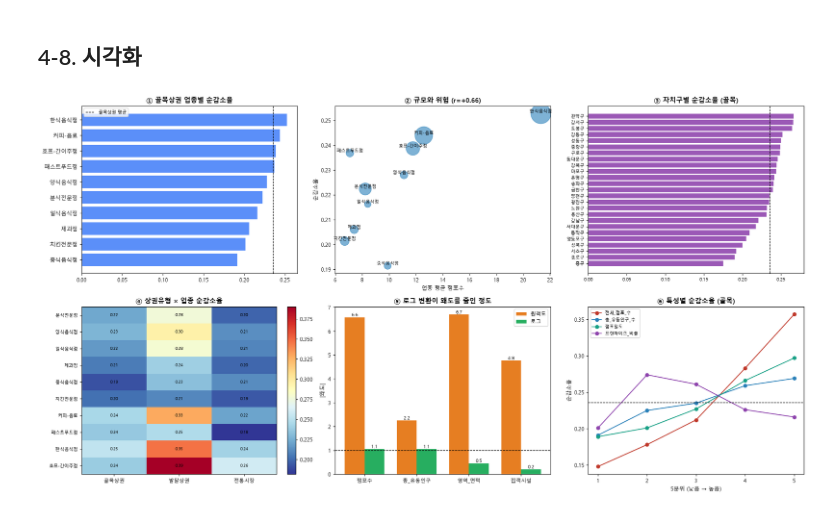
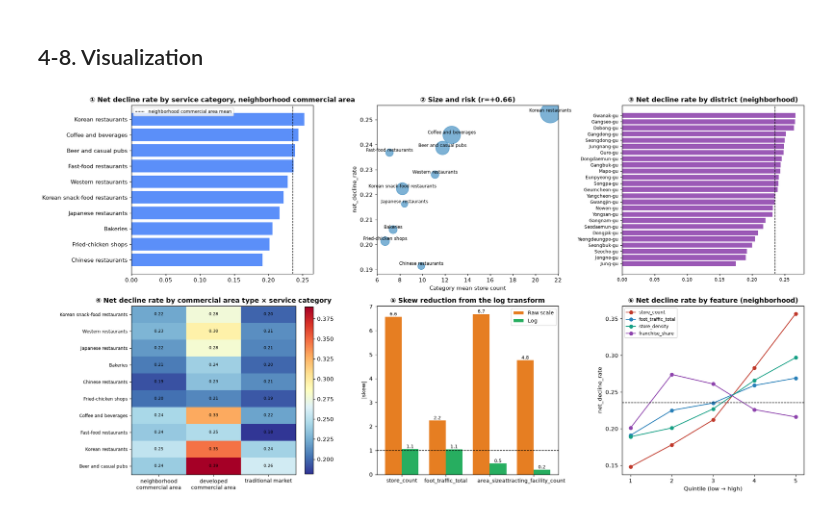
Before and after one commit to jiwoon-oh/seoul-closure-risk, a Jupyter notebook: src/step4_eda_basic.ipynb, the cells around one changed output. Cells and saved outputs as stored; diff of their text form; code cells hidden in the pictures.

```diff
--- a/src/step4_eda_basic.ipynb
+++ b/src/step4_eda_basic.ipynb
@@ -148,8 +148,8 @@ print(f"업종 프랜차이즈비율 ↔ 순감소율  r = {r2:+.3f}")
 # %%
-gu = (gm.groupby("자치구")
-      .agg(칸수=("y", "size"), 상권수=("상권_코드", "nunique"), 순감소율=("y", "mean"))
-      .sort_values("순감소율", ascending=False))
+gu = (gm.groupby("district")
+      .agg(n_cells=("y", "size"), n_areas=("area_code", "nunique"), net_decline_rate=("y", "mean"))
+      .sort_values("net_decline_rate", ascending=False))
 display(gu.round(3))
-print(f"자치구 간 순감소율 범위 {gu['순감소율'].min():.1%} ~ {gu['순감소율'].max():.1%} "
-      f"(격차 {gu['순감소율'].max()-gu['순감소율'].min():.1%}p)")
+print(f"Net decline rate range across districts {gu['net_decline_rate'].min():.1%} ~ {gu['net_decline_rate'].max():.1%} "
+      f"(gap {(gu['net_decline_rate'].max()-gu['net_decline_rate'].min())*100:.1f} pp)")
 # %% [output]
@@ -377,8 +377,8 @@ Bonferroni 기준 alpha = 0.0050 · 유의 8/10개
 # %%
-raw_cols = ["전체_점포_수", "총_유동인구_수", "영역_면적", "집객시설_수"]
-print("[원척도] 왜도(skew)")
+raw_cols = ["store_count", "foot_traffic_total", "area_size", "attracting_facility_count"]
+print("[Raw scale] skew")
 display(d[raw_cols].agg(["min", "max", "mean", "median", "skew"]).round(2))
-print("[로그] 왜도")
+print("[Log] skew")
 display(d[COVARIATES].agg(["min", "max", "mean", "skew"]).round(3))
-print("※ 왜도가 0에 가까울수록 대칭. 로그 변환 후 크게 줄어야 정상입니다.")
+print("Note: the closer skew is to 0, the more symmetric. It should drop sharply after the log transform.")
 # %% [output]
@@ -479,70 +479,69 @@ print("※ 동점이 많은 변수는 순위 기준 5등분이라 구간 경계
 # %% [markdown]
-## 4-8. 시각화
+## 4-8. Visualization
 # %%
 fig, ax = plt.subplots(2, 3, figsize=(19, 10))
 
-# ① 업종별 순감소율 (골목)
-s = prof["순감소율"].sort_values()
+# ① Net decline rate by service category (neighborhood)
+s = prof["net_decline_rate"].sort_values()
 ax[0,0].barh(s.index, s.values, color="#5b8ff9")
-ax[0,0].axvline(gm["y"].mean(), ls="--", c="k", lw=1, label=f"{TARGET_TYPE} 평균")
-ax[0,0].set_title(f"① {TARGET_TYPE} 업종별 순감소율", weight="bold")
+ax[0,0].axvline(gm["y"].mean(), ls="--", c="k", lw=1, label=f"{TARGET_TYPE} mean")
+ax[0,0].set_title(f"① Net decline rate by service category, {TARGET_TYPE}", weight="bold")
 ax[0,0].legend(fontsize=8)
 
-# ② 규모 vs 위험
-ax[0,1].scatter(prof["평균점포"], prof["순감소율"], s=prof["칸수"]/8, alpha=.6, c="#2980b9")
+# ② Size vs risk
+ax[0,1].scatter(prof["mean_stores"], prof["net_decline_rate"], s=prof["n_cells"]/8, alpha=.6, c="#2980b9")
 for i, row in prof.iterrows():
-    ax[0,1].annotate(i, (row["평균점포"], row["순감소율"]), fontsize=8, ha="center", va="bottom")
-ax[0,1].set_xlabel("업종 평균 점포수"); ax[0,1].set_ylabel("순감소율")
-ax[0,1].set_title(f"② 규모와 위험 (r={r:+.2f})", weight="bold")
+    ax[0,1].annotate(i, (row["mean_stores"], row["net_decline_rate"]), fontsize=8, ha="center", va="bottom")
+ax[0,1].set_xlabel("Category mean store count"); ax[0,1].set_ylabel("net_decline_rate")
+ax[0,1].set_title(f"② Size and risk (r={r:+.2f})", weight="bold")
 
-# ③ 자치구별
-s = gu["순감소율"].sort_values()
+# ③ By district
+s = gu["net_decline_rate"].sort_values()
 ax[0,2].barh(s.index, s.values, color="#9b59b6")
 ax[0,2].axvline(gm["y"].mean(), ls="--", c="k", lw=1)
 ax[0,2].tick_params(labelsize=8)
-ax[0,2].set_title("③ 자치구별 순감소율 (골목)", weight="bold")
+ax[0,2].set_title("③ Net decline rate by district (neighborhood)", weight="bold")
 
-# ④ 상권유형 × 업종 히트맵
-hm = piv[["골목상권", "발달상권", "전통시장"]]
+# ④ Commercial area type × service category heatmap
+hm = piv[["neighborhood commercial area", "developed commercial area", "traditional market"]]
 im = ax[1,0].imshow(hm.values, cmap="RdYlBu_r", aspect="auto")
-ax[1,0].set_xticks(range(hm.shape[1])); ax[1,0].set_xticklabels(hm.columns, fontsize=9)
+ax[1,0].set_xticks(range(hm.shape[1])); ax[1,0].set_xticklabels([str(c).replace(" commercial area", "\ncommercial area") for c in hm.columns], fontsize=9)
 ax[1,0].set_yticks(range(hm.shape[0])); ax[1,0].set_yticklabels(hm.index, fontsize=8)
 for i in range(hm.shape[0]):
     for j in range(hm.shape[1]):
         ax[1,0].text(j, i, f"{hm.values[i,j]:.2f}", ha="center", va="center", fontsize=7)
-ax[1,0].set_title("④ 상권유형 × 업종 순감소율", weight="bold")
+ax[1,0].set_title("④ Net decline rate by commercial area type × service category", weight="bold")
 fig.colorbar(im, ax=ax[1,0], fraction=.046)
 
-# ⑤ 로그 변환이 왜도를 얼마나 줄였나
+# ⑤ How much the log transform reduced skew
 pairs = list(zip(raw_cols, COVARIATES))
 sk_raw = [abs(d[a].skew()) for a, _ in pairs]
 sk_log = [abs(d[b].skew()) for _, b in pairs]
 xp = np.arange(len(pairs)); w = 0.38
-ax[1,1].bar(xp - w/2, sk_raw, w, label="원척도", color="#e67e22")
-ax[1,1].bar(xp + w/2, sk_log, w, label="로그", color="#27ae60")
+ax[1,1].bar(xp - w/2, sk_raw, w, label="Raw scale", color="#e67e22")
+ax[1,1].bar(xp + w/2, sk_log, w, label="Log", color="#27ae60")
 for k, (a, b) in enumerate(zip(sk_raw, sk_log)):
     ax[1,1].text(xp[k]-w/2, a, f"{a:.1f}", ha="center", va="bottom", fontsize=8)
     ax[1,1].text(xp[k]+w/2, b, f"{b:.1f}", ha="center", va="bottom", fontsize=8)
 ax[1,1].axhline(1, ls="--", c="k", lw=1)
 ax[1,1].set_xticks(xp)
-ax[1,1].set_xticklabels([a.replace("_수", "").replace("전체_점포", "점포수")
-                         for a, _ in pairs], fontsize=9)
-ax[1,1].set_ylabel("|왜도|")
-ax[1,1].set_title("⑤ 로그 변환이 왜도를 줄인 정도", weight="bold")
+ax[1,1].set_xticklabels([a for a, _ in pairs], fontsize=9)
+ax[1,1].set_ylabel("|skew|")
+ax[1,1].set_title("⑤ Skew reduction from the log transform", weight="bold")
 ax[1,1].legend(fontsize=9)
 
-# ⑥ 분위별 순감소율
-for v, c in [("전체_점포_수", "#c0392b"), ("총_유동인구_수", "#2980b9"),
-             ("점포밀도", "#16a085"), ("프랜차이즈_비율", "#8e44ad")]:
+# ⑥ Net decline rate by quintile
+for v, c in [("store_count", "#c0392b"), ("foot_traffic_total", "#2980b9"),
+             ("store_density", "#16a085"), ("franchise_share", "#8e44ad")]:
     ax[1,2].plot(range(1, 6), quintile_profile(gm, v).values, marker="o", label=v, color=c)
 ax[1,2].axhline(gm["y"].mean(), ls="--", c="k", lw=1)
-ax[1,2].set_xticks(range(1, 6)); ax[1,2].set_xlabel("5분위 (낮음 → 높음)")
-ax[1,2].set_ylabel("순감소율")
-ax[1,2].set_title("⑥ 특성별 순감소율 (골목)", weight="bold"); ax[1,2].legend(fontsize=8)
+ax[1,2].set_xticks(range(1, 6)); ax[1,2].set_xlabel("Quintile (low → high)")
+ax[1,2].set_ylabel("net_decline_rate")
+ax[1,2].set_title("⑥ Net decline rate by feature (neighborhood)", weight="bold"); ax[1,2].legend(fontsize=8)
 
 plt.tight_layout()
 plt.savefig(FIG / "step4_basic_eda.png", dpi=130)
 plt.show()
 # %% [output]
-[figure, old version]
+[figure, new version]
 # %% [markdown]
```
Also changed, not shown: parts of 27 cells of this notebook, 51 other files.
